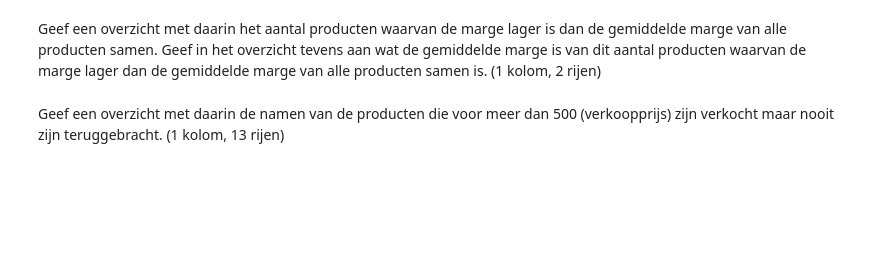
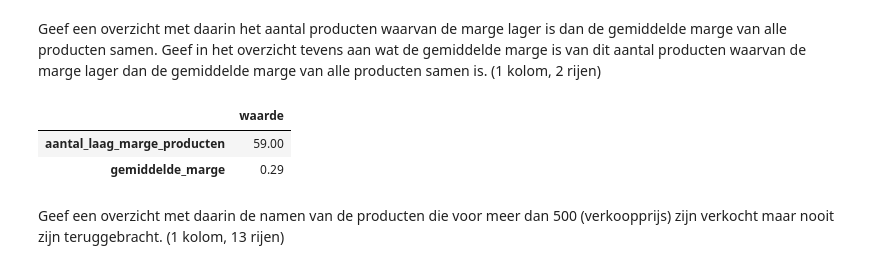
Before and after one commit to Sjoerd05/DEAI-Portfolio, a Jupyter notebook: DEAI - Pythonweek WC Dataselectie met pandas/Opdrachten.ipynb, the cells around one changed output. Cells and saved outputs as stored; diff of their text form; code cells hidden in the pictures; blank space fills up the shorter version.

```diff
--- a/DEAI - Pythonweek WC Dataselectie met pandas/Opdrachten.ipynb
+++ b/DEAI - Pythonweek WC Dataselectie met pandas/Opdrachten.ipynb
@@ -523,4 +549,25 @@ Geef een overzicht met daarin de voornaam en de achternaam van de medewerkers di
 # %% [markdown]
 Geef een overzicht met daarin het aantal producten waarvan de marge lager is dan de gemiddelde marge van alle producten samen. Geef in het overzicht tevens aan wat de gemiddelde marge is van dit aantal producten waarvan de marge lager dan de gemiddelde marge van alle producten samen is. (1 kolom, 2 rijen)
+# %%
+# product["PRODUCT_CODE"].count()
+# WHERE MARGIN < AVG(SUM(MARGIN){ALL})
+
+# ALSO AVG(SUM(MARGIN){ABOVE})
+
+low_margin_products = product.loc[product["MARGIN"] < np.mean(product["MARGIN"]),:]
+
+amount_low_margin_products = low_margin_products["PRODUCT_NUMBER"].count()
+avg_low_margin = round(np.mean(low_margin_products["MARGIN"]), 2)
+
+pd.DataFrame({
+    "waarde": [amount_low_margin_products, avg_low_margin]
+},index=[
+    "aantal_laag_marge_producten",
+    "gemiddelde_marge"
+])
+# %% [output]
+|  | waarde |
+| aantal_laag_marge_producten | 59.00 |
+| gemiddelde_marge | 0.29 |
 # %% [markdown]
 Geef een overzicht met daarin de namen van de producten die voor meer dan 500 (verkoopprijs) zijn verkocht maar nooit zijn teruggebracht. (1 kolom, 13 rijen)
```
Also changed, not shown: parts of 2 cells of this notebook.
